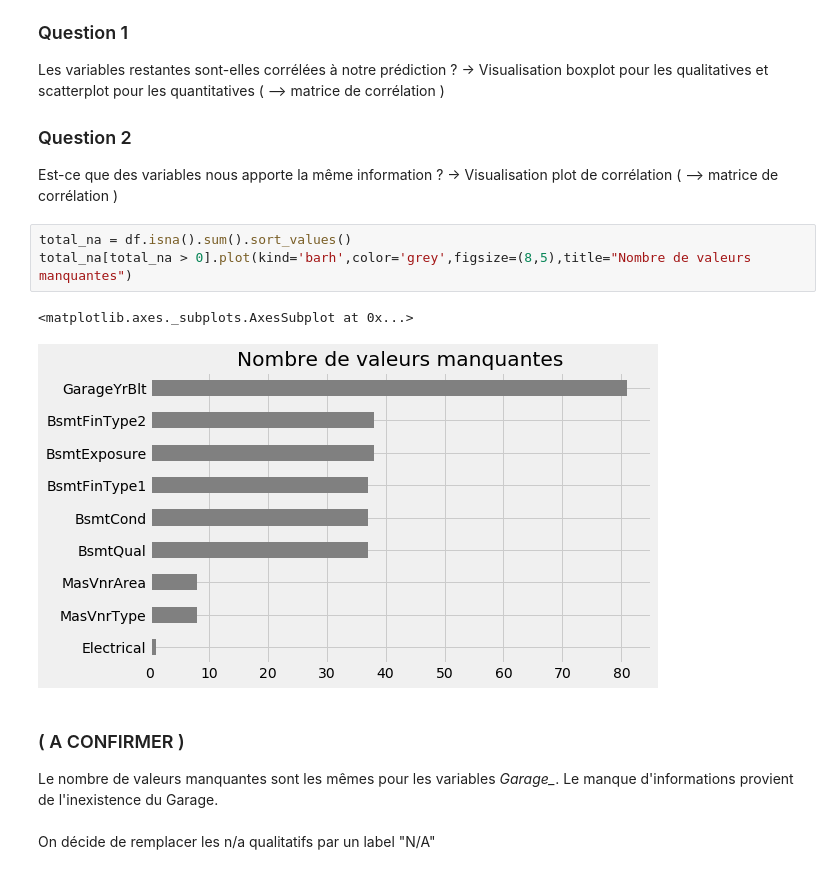
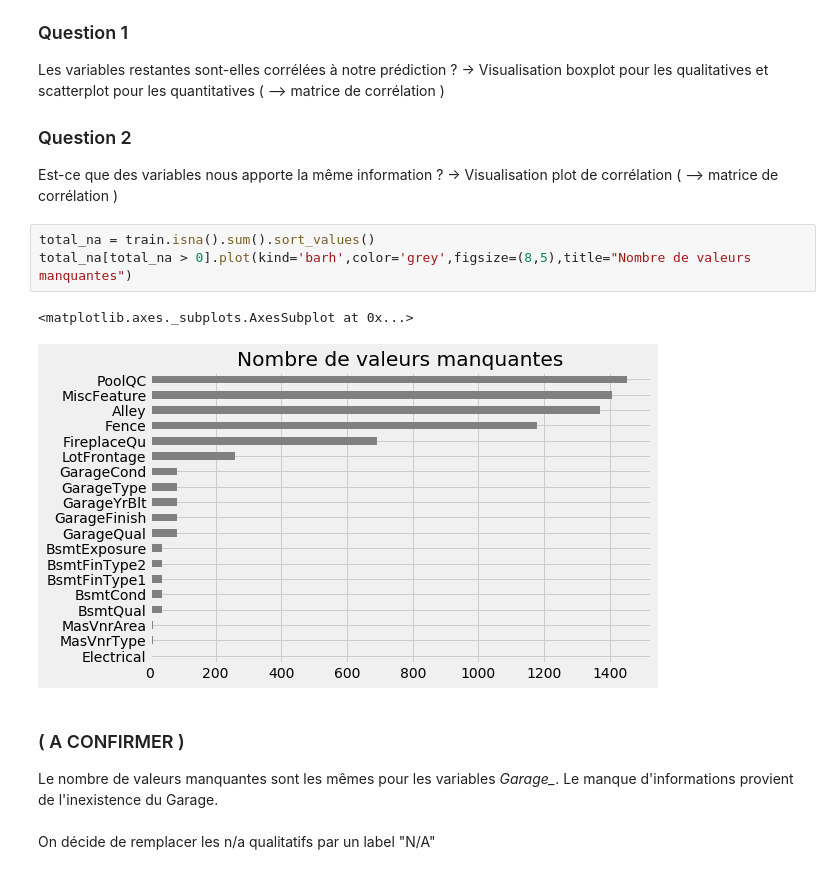
Before and after one commit to June-So/House-Price-Project, a Jupyter notebook: linear_regression.ipynb, the cells around one changed output. Saved outputs shown, nothing was run; the diff lists cells and outputs as text.

```diff
--- a/linear_regression.ipynb
+++ b/linear_regression.ipynb
@@ -43,11 +43,11 @@ Les variables restantes sont-elles corrélées à notre prédiction ? -> Visuali
 ### Question 2
 Est-ce que des variables nous apporte la même information ? -> Visualisation plot de corrélation ( --> matrice de corrélation )
 # %%
-total_na = df.isna().sum().sort_values()
+total_na = train.isna().sum().sort_values()
 total_na[total_na > 0].plot(kind='barh',color='grey',figsize=(8,5),title="Nombre de valeurs manquantes")
 # %% [output]
 <matplotlib.axes._subplots.AxesSubplot at 0x...>
-[figure, old version]
+[figure, new version]
 # %% [markdown]
 ### ( A CONFIRMER )
 Le nombre de valeurs manquantes sont les mêmes pour les variables *Garage_*. Le manque d'informations provient de l'inexistence du Garage.
```
Also changed, not shown: parts of 1 cell of this notebook.
